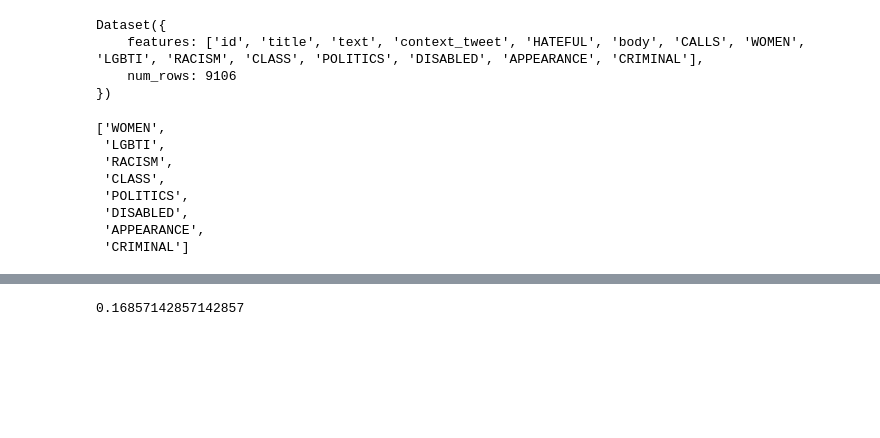
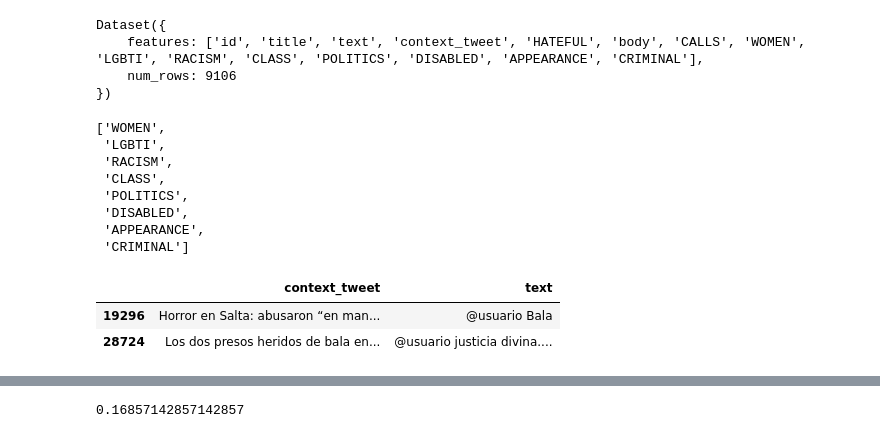
Before and after one commit to finiteautomata/rioplatense_hate_speech, a Jupyter notebook: notebooks/CoT-experiments.ipynb, the cells around one changed output, grey strips where cells are left out. Drawn from its saved outputs; the diff is of its cells as text; code cells hidden in the pictures; blank space fills up the shorter version.

```diff
--- a/notebooks/CoT-experiments.ipynb
+++ b/notebooks/CoT-experiments.ipynb
@@ -48,6 +45,12 @@ labels
  'DISABLED',
  'APPEARANCE',
  'CRIMINAL']
+# %%
+df_train[df_train["CRIMINAL"] > 0].sample(2)[["context_tweet", "text"]]
+# %% [output]
+|  | context_tweet | text |
+| 19296 | Horror en Salta: abusaron “en man... | @usuario Bala |
+| 28724 | Los dos presos heridos de bala en... | @usuario justicia divina.... |
 # %%
 import pandas as pd
 
```
Also changed, not shown: parts of 21 cells of this notebook, 2 other files.
